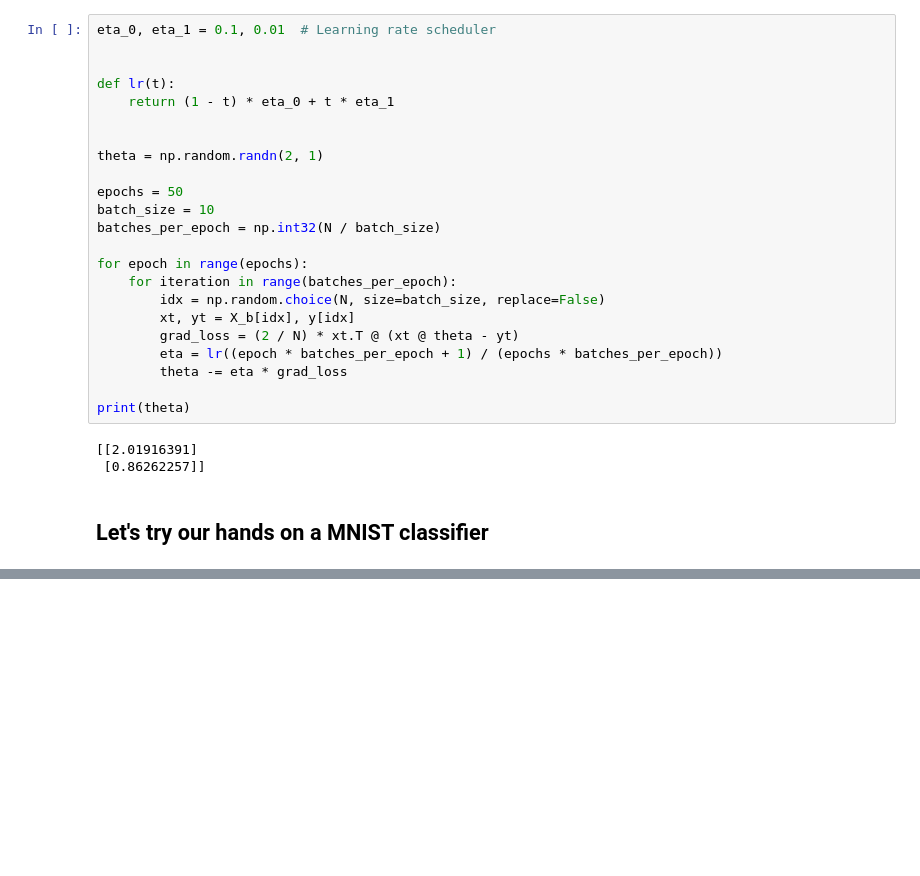
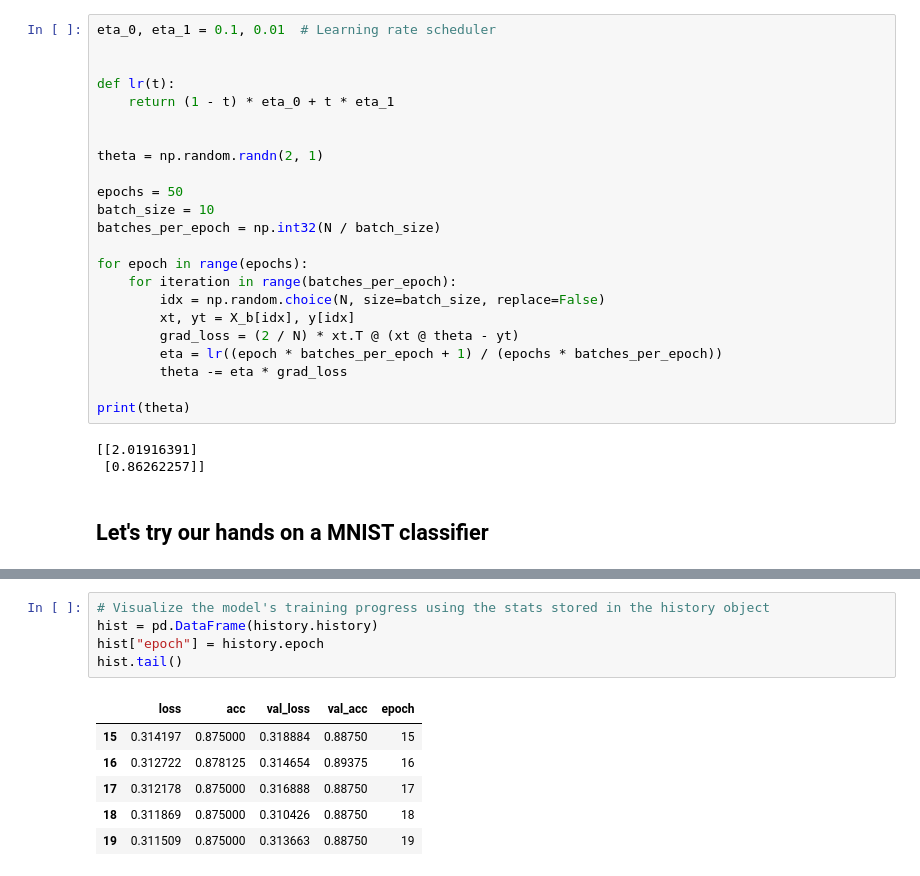
Before and after one commit to ieadoboe/effective-waffle, a Jupyter notebook: new.ipynb, the cells around one changed output, grey strips where cells are left out. Drawn from its saved outputs; the diff is of its cells as text; blank space fills up the shorter version.

```diff
--- a/new.ipynb
+++ b/new.ipynb
@@ -97,0 +192,12 @@ print(theta)
+# %%
+# Visualize the model's training progress using the stats stored in the history object
+hist = pd.DataFrame(history.history)
+hist["epoch"] = history.epoch
+hist.tail()
+# %% [output]
+|  | loss | acc | val_loss | val_acc | epoch |
+| 15 | 0.314197 | 0.875000 | 0.318884 | 0.88750 | 15 |
+| 16 | 0.312722 | 0.878125 | 0.314654 | 0.89375 | 16 |
+| 17 | 0.312178 | 0.875000 | 0.316888 | 0.88750 | 17 |
+| 18 | 0.311869 | 0.875000 | 0.310426 | 0.88750 | 18 |
+| 19 | 0.311509 | 0.875000 | 0.313663 | 0.88750 | 19 |
```
Also changed, not shown: parts of 6 cells of this notebook.
